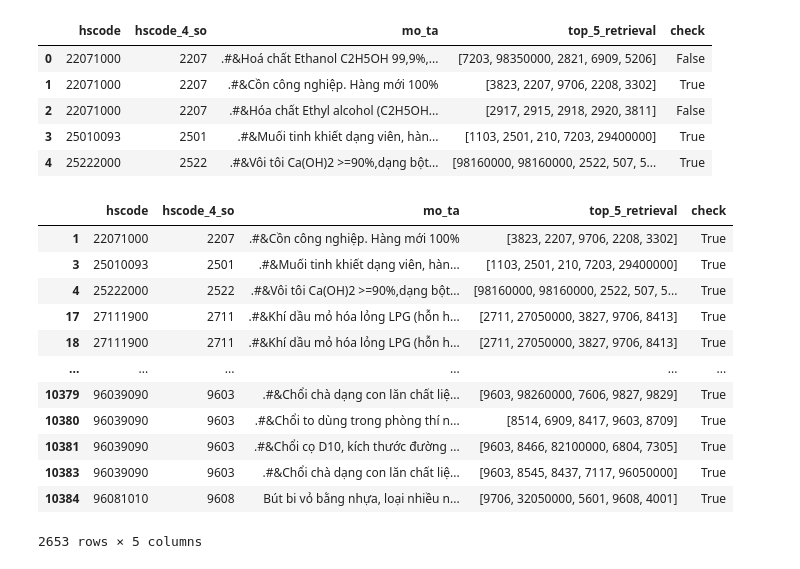
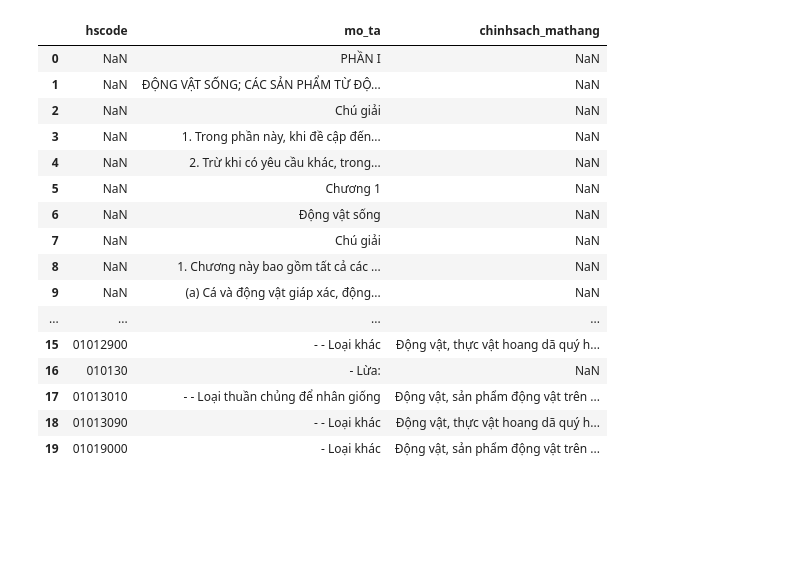
Before and after one commit to Mingg2211/Dasuka, a Jupyter notebook: test.ipynb, the cells around one changed output. Drawn from its saved outputs; the diff is of its cells as text; code cells hidden in the pictures; blank space fills up the shorter version.

```diff
--- a/test.ipynb
+++ b/test.ipynb
@@ -245,0 +40,3 @@ df = pd.DataFrame(list(zip(hscode_list,hscode_4_so_list, mota_list, candidates,
+# %%
+df = pd.read_csv('company_data/vippro.csv')
+print(df.info())
@@ -246,9 +55,20 @@ df = pd.DataFrame(list(zip(hscode_list,hscode_4_so_list, mota_list, candidates,
 # %%
-df.head()
+df.head(20)
 # %% [output]
-|  | hscode | hscode_4_so | mo_ta | top_5_retrieval | check |
-| 0 | 22071000 | 2207 | .#&Hoá chất Ethanol C2H5OH 99,9%,... | [7203, 98350000, 2821, 6909, 5206] | False |
-| 1 | 22071000 | 2207 | .#&Cồn công nghiệp. Hàng mới 100% | [3823, 2207, 9706, 2208, 3302] | True |
-| 2 | 22071000 | 2207 | .#&Hóa chất Ethyl alcohol (C2H5OH... | [2917, 2915, 2918, 2920, 3811] | False |
-| 3 | 25010093 | 2501 | .#&Muối tinh khiết dạng viên, hàn... | [1103, 2501, 210, 7203, 29400000] | True |
-| 4 | 25222000 | 2522 | .#&Vôi tôi Ca(OH)2 >=90%,dạng bột... | [98160000, 98160000, 2522, 507, 5... | True |
+|  | hscode | mo_ta | chinhsach_mathang |
+| 0 | NaN | PHẦN I | NaN |
+| 1 | NaN | ĐỘNG VẬT SỐNG; CÁC SẢN PHẨM TỪ ĐỘ... | NaN |
+| 2 | NaN | Chú giải | NaN |
+| 3 | NaN | 1. Trong phần này, khi đề cập đến... | NaN |
+| 4 | NaN | 2. Trừ khi có yêu cầu khác, trong... | NaN |
+| 5 | NaN | Chương 1 | NaN |
+| 6 | NaN | Động vật sống | NaN |
+| 7 | NaN | Chú giải | NaN |
+| 8 | NaN | 1. Chương này bao gồm tất cả các ... | NaN |
+| 9 | NaN | (a) Cá và động vật giáp xác, động... | NaN |
+| ... | ... | ... | ... |
+| 15 | 01012900 | - - Loại khác | Động vật, thực vật hoang dã quý h... |
+| 16 | 010130 | - Lừa: | NaN |
+| 17 | 01013010 | - - Loại thuần chủng để nhân giống | Động vật, sản phẩm động vật trên ... |
+| 18 | 01013090 | - - Loại khác | Động vật, thực vật hoang dã quý h... |
+| 19 | 01019000 | - Loại khác | Động vật, sản phẩm động vật trên ... |
@@ -261,16 +74,0 @@ false_df = df[df['check']=='False']
-# %%
-true_df
-# %% [output]
-|  | hscode | hscode_4_so | mo_ta | top_5_retrieval | check |
-| 1 | 22071000 | 2207 | .#&Cồn công nghiệp. Hàng mới 100% | [3823, 2207, 9706, 2208, 3302] | True |
-| 3 | 25010093 | 2501 | .#&Muối tinh khiết dạng viên, hàn... | [1103, 2501, 210, 7203, 29400000] | True |
-| 4 | 25222000 | 2522 | .#&Vôi tôi Ca(OH)2 >=90%,dạng bột... | [98160000, 98160000, 2522, 507, 5... | True |
-| 17 | 27111900 | 2711 | .#&Khí dầu mỏ hóa lỏng LPG (hỗn h... | [2711, 27050000, 3827, 9706, 8413] | True |
-| 18 | 27111900 | 2711 | .#&Khí dầu mỏ hóa lỏng LPG (hỗn h... | [2711, 27050000, 3827, 9706, 8413] | True |
-| ... | ... | ... | ... | ... | ... |
-| 10379 | 96039090 | 9603 | .#&Chổi chà dạng con lăn chất liệ... | [9603, 98260000, 7606, 9827, 9829] | True |
-| 10380 | 96039090 | 9603 | .#&Chổi to dùng trong phòng thí n... | [8514, 6909, 8417, 9603, 8709] | True |
-| 10381 | 96039090 | 9603 | .#&Chổi cọ D10, kích thước đường ... | [9603, 8466, 82100000, 6804, 7305] | True |
-| 10383 | 96039090 | 9603 | .#&Chổi chà dạng con lăn chất liệ... | [9603, 8545, 8437, 7117, 96050000] | True |
-| 10384 | 96081010 | 9608 | Bút bi vỏ bằng nhựa, loại nhiều n... | [9706, 32050000, 5601, 9608, 4001] | True |
-2653 rows × 5 columns
```
Also changed, not shown: parts of 39 cells of this notebook, 34 other files.
